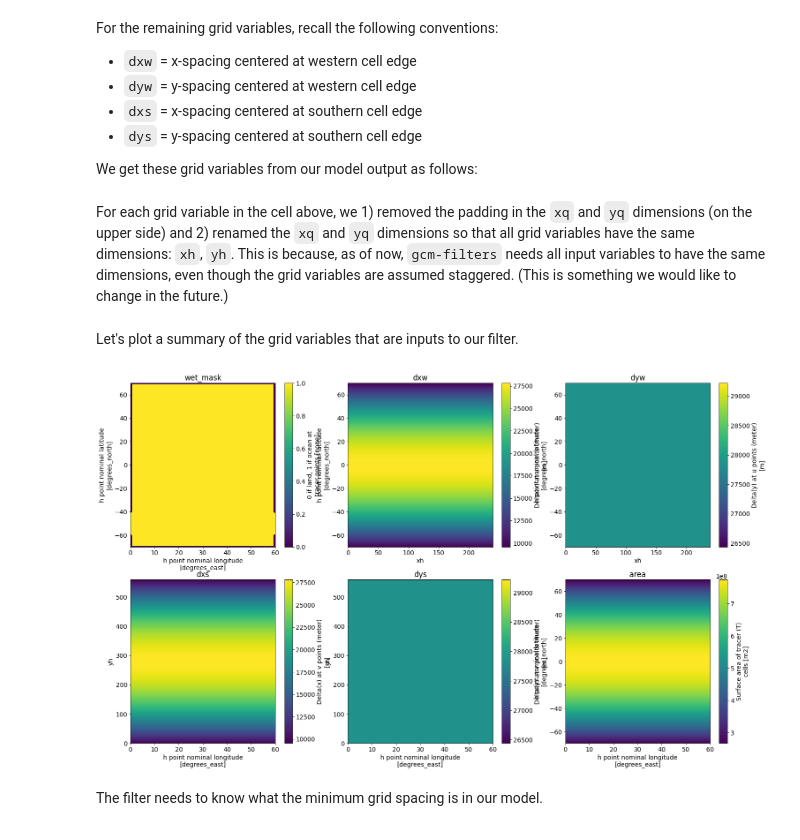
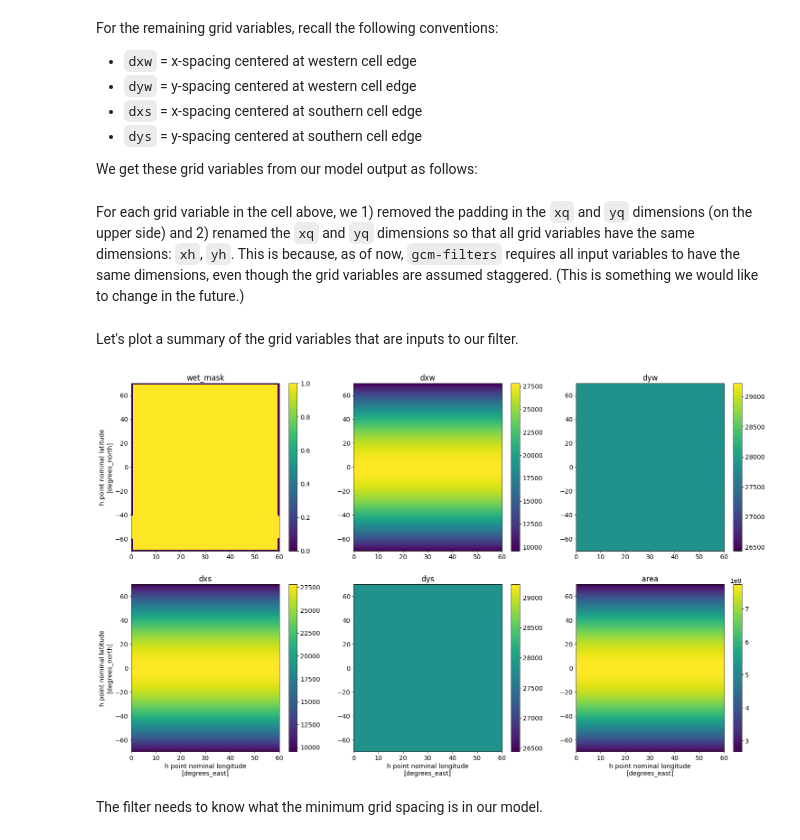
Before and after one commit to NoraLoose/gcm-filters, a Jupyter notebook: docs/tutorial_filter_types.ipynb, the cells around one changed output. Drawn from its saved outputs; the diff is of its cells as text; code cells hidden in the pictures.

```diff
--- a/docs/tutorial_filter_types.ipynb
+++ b/docs/tutorial_filter_types.ipynb
@@ -109,42 +109,35 @@ For the remaining grid variables, recall the following conventions:
 
 We get these grid variables from our model output as follows:
 # %%
-dxw = ds_static.dxCu.isel(xq=slice(0,-1))
-dxw = dxw.swap_dims({'xq':'xh'})
-
-dyw = ds_static.dyCu.isel(xq=slice(0,-1))
-dyw = dyw.swap_dims({'xq':'xh'})
-
-dxs = ds_static.dxCv.isel(yq=slice(0,-1))
-dxs = dxs.swap_dims({'yq':'yh'})
-
-dys = ds_static.dyCv.isel(yq=slice(0,-1))
-dys = dys.swap_dims({'yq':'yh'})
+dxw = xr.DataArray(data=ds_static.dxCu.isel(xq=slice(0,-1)), coords={'yh':ds.yh,'xh':ds.xh}, dims=('yh','xh'))
+dyw = xr.DataArray(data=ds_static.dyCu.isel(xq=slice(0,-1)), coords={'yh':ds.yh,'xh':ds.xh}, dims=('yh','xh'))
+dxs = xr.DataArray(data=ds_static.dxCv.isel(yq=slice(0,-1)), coords={'yh':ds.yh,'xh':ds.xh}, dims=('yh','xh'))
+dys = xr.DataArray(data=ds_static.dyCv.isel(yq=slice(0,-1)), coords={'yh':ds.yh,'xh':ds.xh}, dims=('yh','xh'))
 # %% [markdown]
-For each grid variable in the cell above, we 1) removed the padding in the `xq` and `yq` dimensions (on the upper side) and 2) renamed the `xq` and `yq` dimensions so that all grid variables have the same dimensions: `xh`, `yh`. This is because, as of now, `gcm-filters` needs all input variables to have the same dimensions, even though the grid variables are assumed staggered. (This is something we would like to change in the future.)
+For each grid variable in the cell above, we 1) removed the padding in the `xq` and `yq` dimensions (on the upper side) and 2) renamed the `xq` and `yq` dimensions so that all grid variables have the same dimensions: `xh`, `yh`. This is because, as of now, `gcm-filters` requires all input variables to have the same dimensions, even though the grid variables are assumed staggered. (This is something we would like to change in the future.)
 # %% [markdown]
 Let's plot a summary of the grid variables that are inputs to our filter.
 # %%
 import matplotlib.pyplot as plt
 import matplotlib.pylab as pylab
 params = {'font.size': 14}
 pylab.rcParams.update(params)
 
 fig,axs = plt.subplots(2,3,figsize=(25,15))
-wet_mask.plot(ax=axs[0,0])
-axs[0,0].set_title('wet_mask')
-dxw.plot(ax=axs[0,1])
-axs[0,1].set_title('dxw')
-dyw.plot(ax=axs[0,2])
-axs[0,2].set_title('dyw')
-dxs.plot(ax=axs[1,0])
-axs[1,0].set_title('dxs')
-dys.plot(ax=axs[1,1])
-axs[1,1].set_title('dys')
-area.plot(ax=axs[1,2])
-axs[1,2].set_title('area');
+wet_mask.plot(ax=axs[0,0], cbar_kwargs={'label': ''})
+axs[0,0].set(title='wet_mask', xlabel='')
+dxw.plot(ax=axs[0,1], cbar_kwargs={'label': ''})
+axs[0,1].set(title='dxw', xlabel='', ylabel='')
+dyw.plot(ax=axs[0,2], cbar_kwargs={'label': ''})
+axs[0,2].set(title='dyw', xlabel='', ylabel='')
+dxs.plot(ax=axs[1,0], cbar_kwargs={'label': ''})
+axs[1,0].set(title='dxs')
+dys.plot(ax=axs[1,1], cbar_kwargs={'label': ''})
+axs[1,1].set(title='dys', ylabel='')
+area.plot(ax=axs[1,2], cbar_kwargs={'label': ''})
+axs[1,2].set(title='area', ylabel='');
 # %% [output]
-[figure, old version]
+[figure, new version]
 # %% [markdown]
 The filter needs to know what the minimum grid spacing is in our model.
 # %%
```
Also changed, not shown: parts of 19 cells of this notebook.
